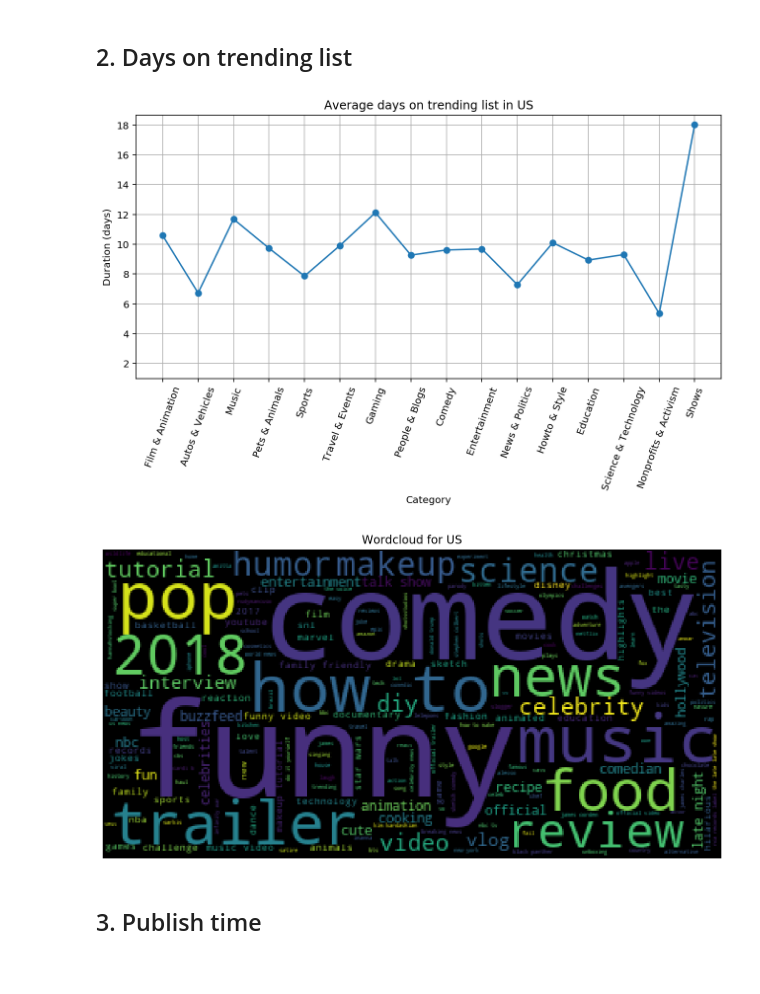
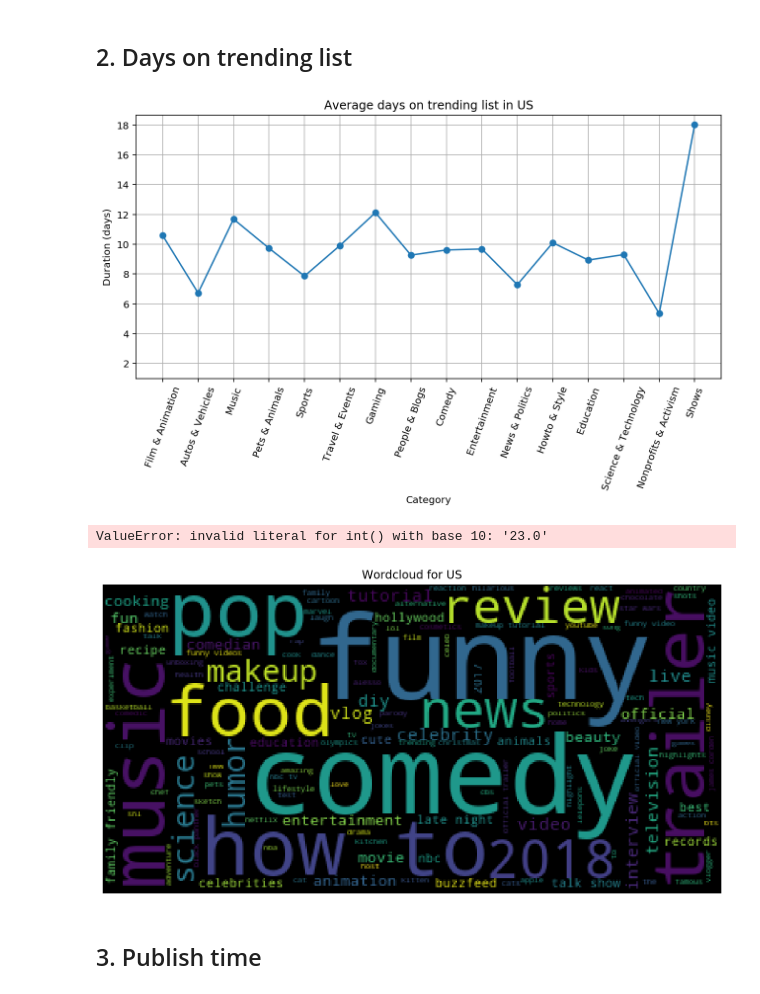
Before and after one commit to danielyou0230/YouTube-Trending-Videos-Analysis-Team-19-FA19, a Jupyter notebook: main.ipynb, the cells around one changed output. Drawn from its saved outputs; the diff is of its cells as text; code cells hidden in the pictures.

```diff
--- a/main.ipynb
+++ b/main.ipynb
@@ -19,0 +20,4 @@ print(past_df.shape)
+# %%
+pattern = "./Current/input/*.csv"
+curr_df = preprocessing.load_all_csv(pattern)
+print("{} rows {} columns".format(*curr_df.shape))
@@ -39,11 +53,17 @@ visualize.plot_correlation(past_df, "US", brief=brief)
 # %%
 visualize.plot_duration_on_list(past_df,
                                 country="US",
                                 file="./Past/input/US_category_id.json",
                                 xrot=70)
+
+visualize.plot_duration_on_list(curr_df,
+                                country="US",
+                                file="./Current/input/US_category_id.json",
+                                xrot=70)
 # %% [output]
 [figure]
+ValueError: invalid literal for int() with base 10: '23.0'
-[figure, old version]
+[figure, new version]
 # %% [markdown]
 ## 3. Publish time
 # %%
```
Also changed, not shown: parts of 7 cells of this notebook.
